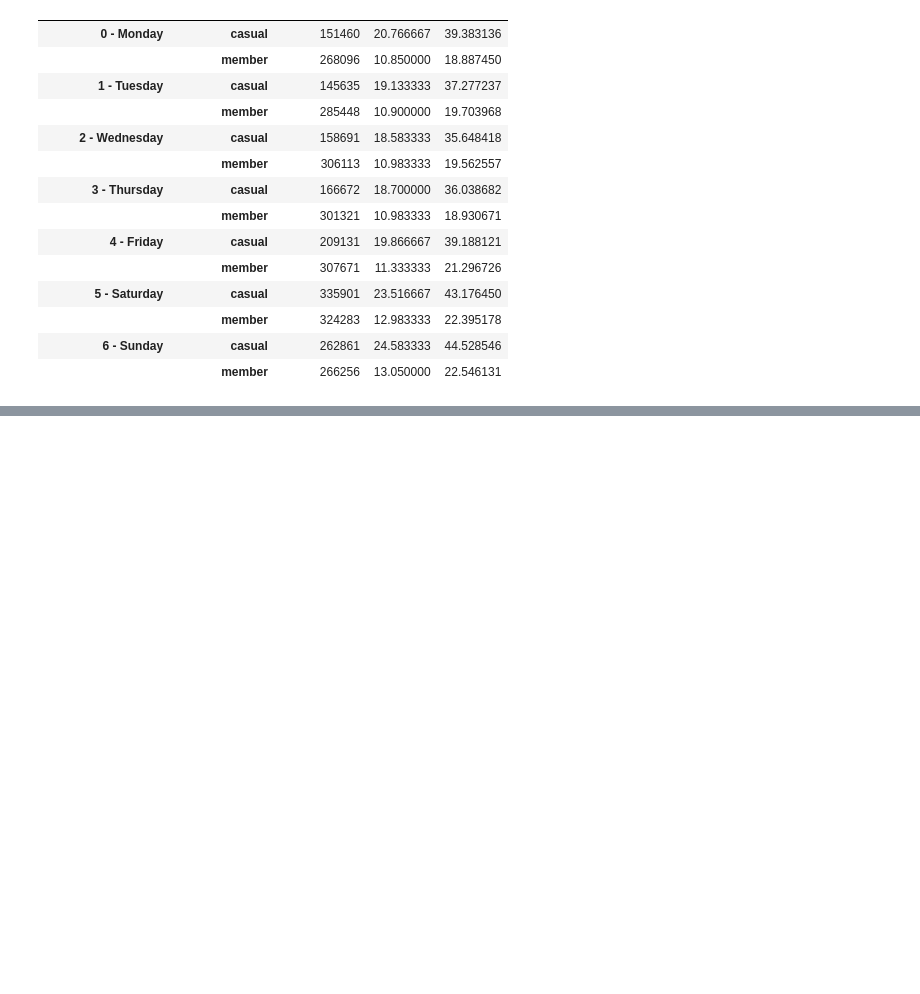
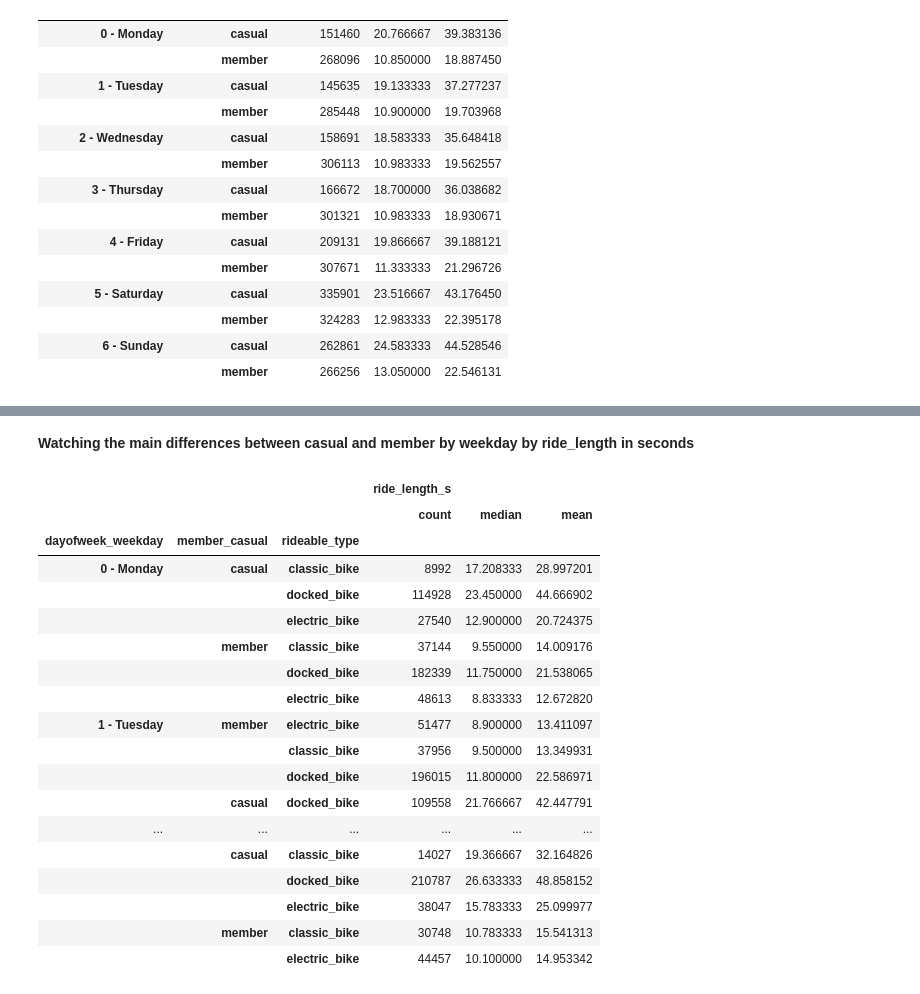
Before and after one commit to Ladislau2020/2021, a Jupyter notebook: fork-of-capstone-project-from-google.ipynb, the cells around one changed output, grey strips where cells are left out. Drawn from its saved outputs; the diff is of its cells as text; code cells hidden in the pictures; blank space fills up the shorter version.

```diff
--- a/fork-of-capstone-project-from-google.ipynb
+++ b/fork-of-capstone-project-from-google.ipynb
@@ -922,0 +961,25 @@ tripdataV2.groupby(["dayofweek_weekday", "member_casual"]).aggregate({"ride_leng
+# %% [markdown]
+**Watching the main differences between casual and member by weekday by ride_length in seconds**
+# %%
+
+tripdataV2.groupby(["dayofweek_weekday", "member_casual", "rideable_type"]).aggregate({"ride_length_s":['count', 'median', "mean"]}).sort_values("dayofweek_weekday")
+# %% [output]
+|  |  |  | ride_length_s |  |  |
+|  |  |  | count | median | mean |
+| dayofweek_weekday | member_casual | rideable_type |  |  |  |
+| 0 - Monday | casual | classic_bike | 8992 | 17.208333 | 28.997201 |
+|  |  | docked_bike | 114928 | 23.450000 | 44.666902 |
+|  |  | electric_bike | 27540 | 12.900000 | 20.724375 |
+|  | member | classic_bike | 37144 | 9.550000 | 14.009176 |
+|  |  | docked_bike | 182339 | 11.750000 | 21.538065 |
+|  |  | electric_bike | 48613 | 8.833333 | 12.672820 |
+| 1 - Tuesday | member | electric_bike | 51477 | 8.900000 | 13.411097 |
+|  |  | classic_bike | 37956 | 9.500000 | 13.349931 |
+|  |  | docked_bike | 196015 | 11.800000 | 22.586971 |
+|  | casual | docked_bike | 109558 | 21.766667 | 42.447791 |
+| ... | ... | ... | ... | ... | ... |
+|  | casual | classic_bike | 14027 | 19.366667 | 32.164826 |
+|  |  | docked_bike | 210787 | 26.633333 | 48.858152 |
+|  |  | electric_bike | 38047 | 15.783333 | 25.099977 |
+|  | member | classic_bike | 30748 | 10.783333 | 15.541313 |
+|  |  | electric_bike | 44457 | 10.100000 | 14.953342 |
```
Also changed, not shown: parts of 10 cells of this notebook.
